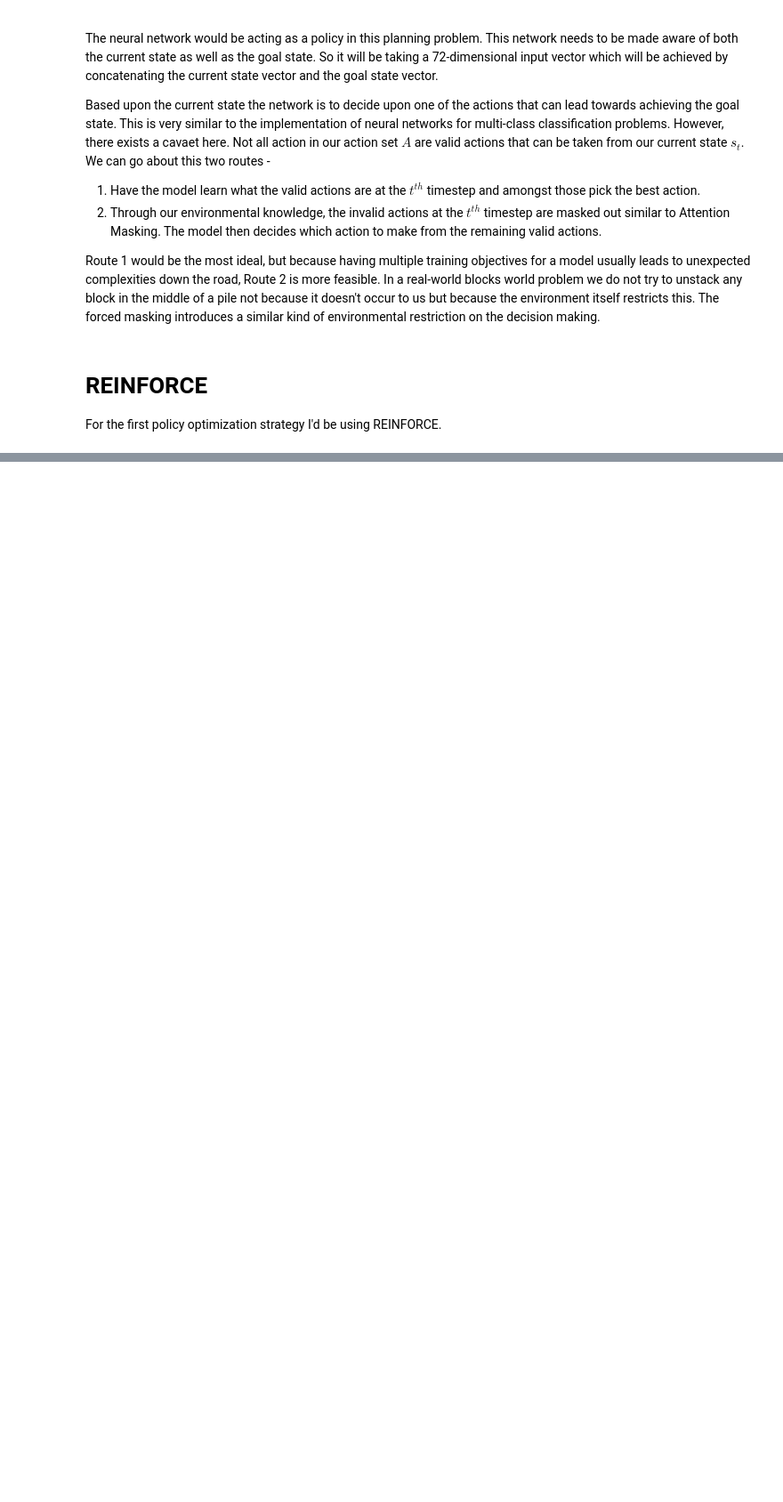
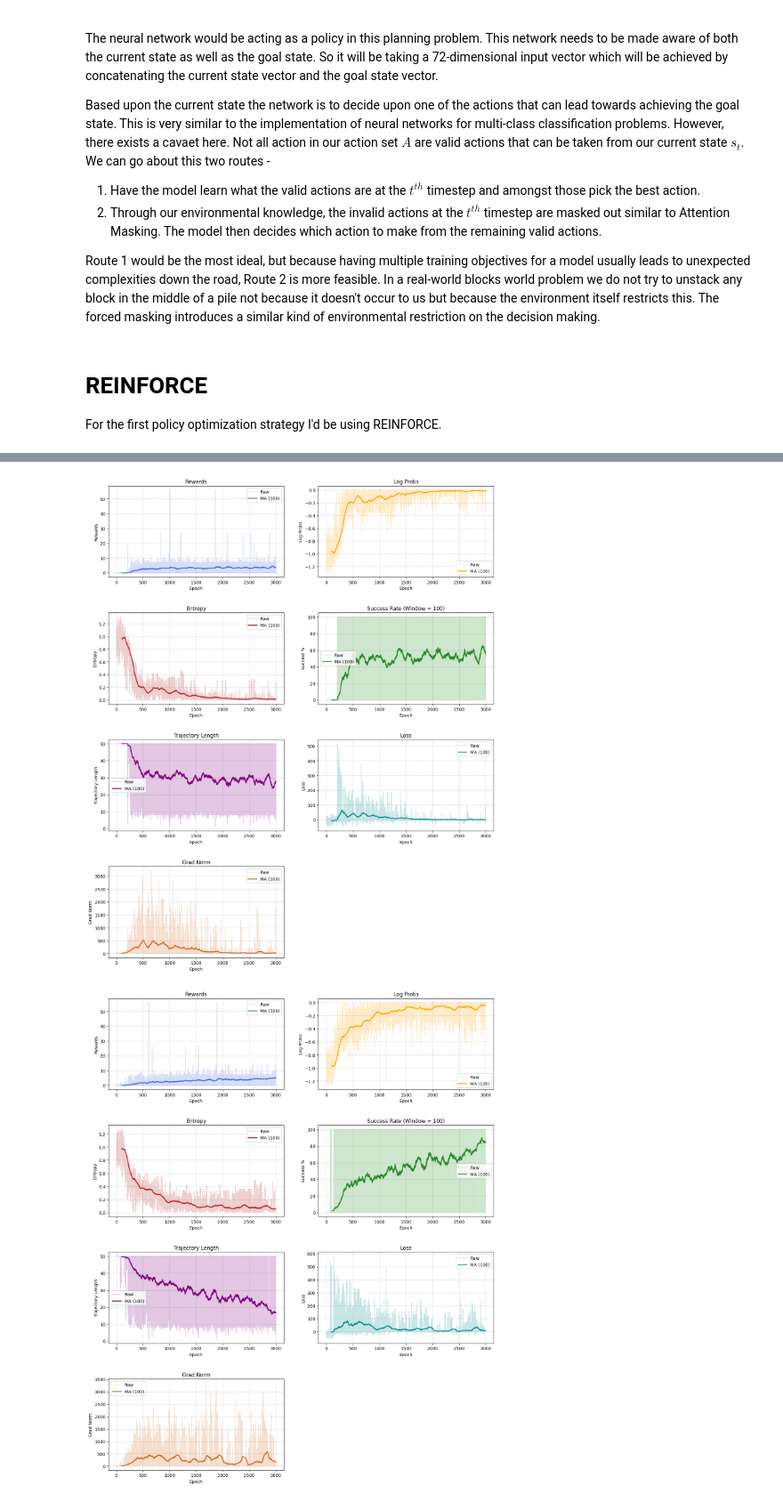
Before and after one commit to slyofzero/BlocksWorldSolver, a Jupyter notebook: BlocksWorld.ipynb, the cells around one changed output, grey strips where cells are left out. Shown at 89% size. Cells and saved outputs as stored; diff of their text form; code cells hidden in the pictures; blank space fills up the shorter version.

```diff
--- a/BlocksWorld.ipynb
+++ b/BlocksWorld.ipynb
@@ -355,11 +359,11 @@ class BlocksWorldEnv:
 class RewardModel(BlocksWorldEnv):
   def __init__(
       self,
-      block_names: list[str],
+      blocks: list[str],
       goal_piles: list[list[str]],
-      goal_held : str
+      goal_arm : str
   ):
-    super().__init__(block_names, goal_piles, goal_held)
+    super().__init__(blocks, goal_piles, goal_arm)
 
     self.reset()
 
@@ -371,8 +375,8 @@ class RewardModel(BlocksWorldEnv):
     INPLACE_REWARD = 2.0  # Kept moderate to prevent gradient explosion
 
     # 1. Arm condition
-    if self.goal_held:
-      target_arm = self.predicates_lookup.get(f"holding({self.goal_held})")
+    if self.goal_arm:
+      target_arm = self.predicates_lookup.get(f"holding({self.goal_arm})")
     else:
       target_arm = self.predicates_lookup.get("armempty")
 
@@ -439,9 +443,9 @@ class RewardModel(BlocksWorldEnv):
 # %%
 blocks     = ["A", "B", "C", "D", "E"]
 goal_piles = [["E", "D", "C", "B", "A"]]
-goal_held  = None
+goal_arm  = None
 
-env = RewardModel(blocks, goal_piles, goal_held)
+env = RewardModel(blocks, goal_piles, goal_arm)
 # %% [markdown]
 # Neural Network
 
@@ -862,0 +682,28 @@ Reached the goal state in 14 steps
+# %%
+blocks     = ["A", "B", "C", "D", "E"]
+goal_piles = [["E", "D", "C", "B", "A"]]
+goal_arm   = None
+
+env = RewardModel(blocks, goal_piles, goal_arm)
+input_dim = 2 * len(env.predicates)
+out_dim   = len(env.actions)
+lr         = 3e-4
+
+def save_diagnostics(TRAININGS=5):
+  for train_idx in range(TRAININGS):
+    policy_net = PolicyNet(input_dim, out_dim).to(device)
+    optimizer  = optim.AdamW(policy_net.parameters(), lr=lr)
+
+    training_diagnostics = train_policy(policy_net, optimizer, blocks, goal_piles, goal_arm)
+
+    dir_name = f"train_{train_idx}"
+    os.makedirs(dir_name, exist_ok=True)
+    plot_diagnostics(training_diagnostics, save_file=os.path.join(dir_name, "diagnostics.png"))
+
+    with open(os.path.join(dir_name, "diagnostics.json"), "w") as f:
+      json.dump(training_diagnostics, f, indent=4)
+
+save_diagnostics(10)
+# %% [output]
+[figure, added]
+[figure, added]
```
Also changed, not shown: parts of 11 cells of this notebook, 20 other files.
